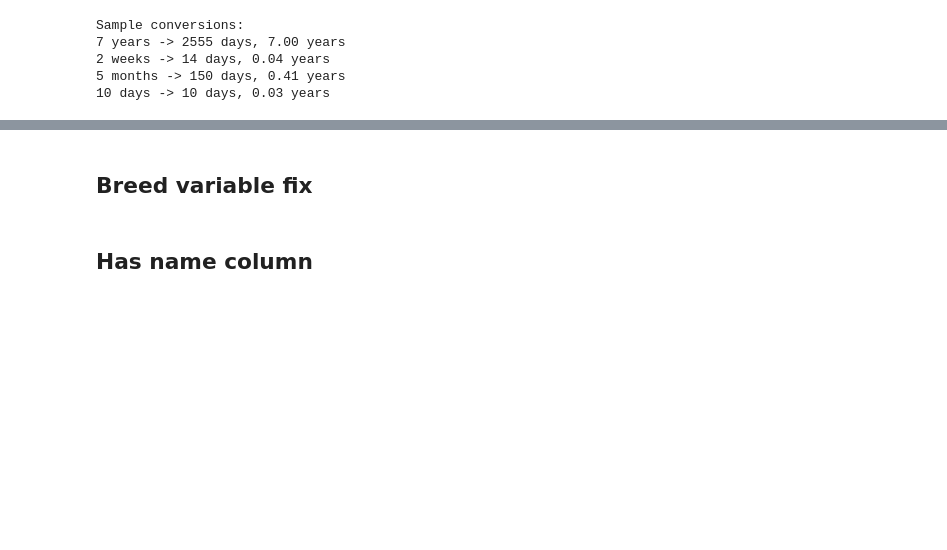
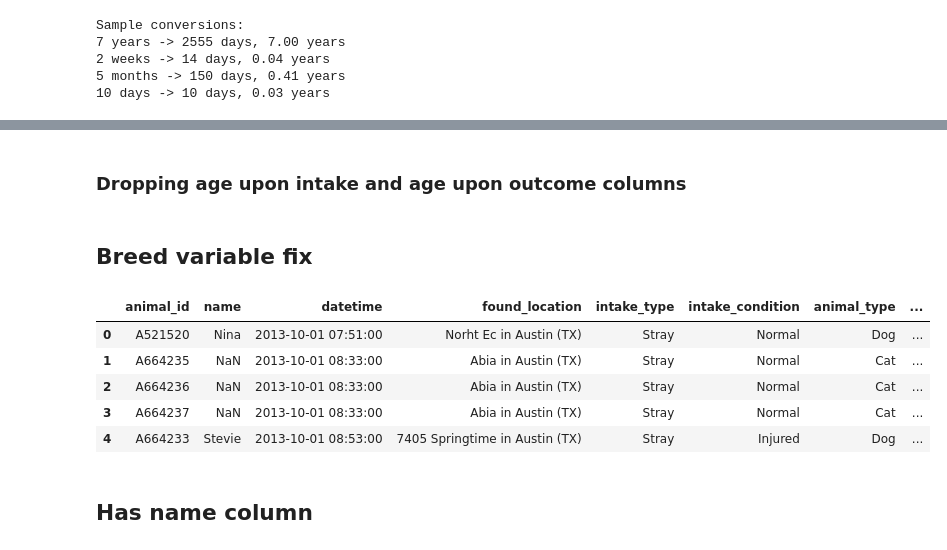
Before and after one commit to atharvavyas1/Lee-paw-faith, a Jupyter notebook: Notebooks/Austin ML Model.ipynb, the cells around one changed output, grey strips where cells are left out. Cells and saved outputs as stored; diff of their text form; code cells hidden in the pictures; blank space fills up the shorter version.

Commit message:
Added new breed & age related imputations

```diff
--- a/Notebooks/Austin ML Model.ipynb
+++ b/Notebooks/Austin ML Model.ipynb
@@ -175,7 +177,7 @@ def convert_age_to_days(age_str, name_str=None):
     age_str = age_str.lower()
 
     # Handle "0 years" case - check if newborn based on name containing "grams"
-    if "0 year" in age_str:
+    if age_str.strip() == "0 years":
         if name_str and "grams" in str(name_str).lower():
             return 0  # Newborn
         else:
@@ -239,0 +262,2 @@ dtype: int64
+# %%
+df_intakes = df_intakes.dropna(subset=['age_upon_intake_days'])
@@ -240,2 +266,7 @@ dtype: int64
+# %% [markdown]
+### Dropping age upon intake and age upon outcome columns
+# %%
+df_intakes = df_intakes.drop(columns=['age_upon_intake'])
+df_outcomes = df_outcomes.drop(columns=['age_upon_outcome'])
 # %% [markdown]
 ## Breed variable fix
@@ -241,0 +345,12 @@ dtype: int64
+# %%
+df_intakes = engineer_breed_features(df_intakes, 'breed')
+df_outcomes = engineer_breed_features(df_outcomes, 'breed')
+# %%
+df_intakes.head()
+# %% [output]
+|  | animal_id | name | datetime | found_location | intake_type | intake_condition | animal_type | ... |
+| 0 | A521520 | Nina | 2013-10-01 07:51:00 | Norht Ec in Austin (TX) | Stray | Normal | Dog | ... |
+| 1 | A664235 | NaN | 2013-10-01 08:33:00 | Abia in Austin (TX) | Stray | Normal | Cat | ... |
+| 2 | A664236 | NaN | 2013-10-01 08:33:00 | Abia in Austin (TX) | Stray | Normal | Cat | ... |
+| 3 | A664237 | NaN | 2013-10-01 08:33:00 | Abia in Austin (TX) | Stray | Normal | Cat | ... |
+| 4 | A664233 | Stevie | 2013-10-01 08:53:00 | 7405 Springtime in Austin (TX) | Stray | Injured | Dog | ... |
```
Also changed, not shown: parts of 7 cells of this notebook, 1 other file.
